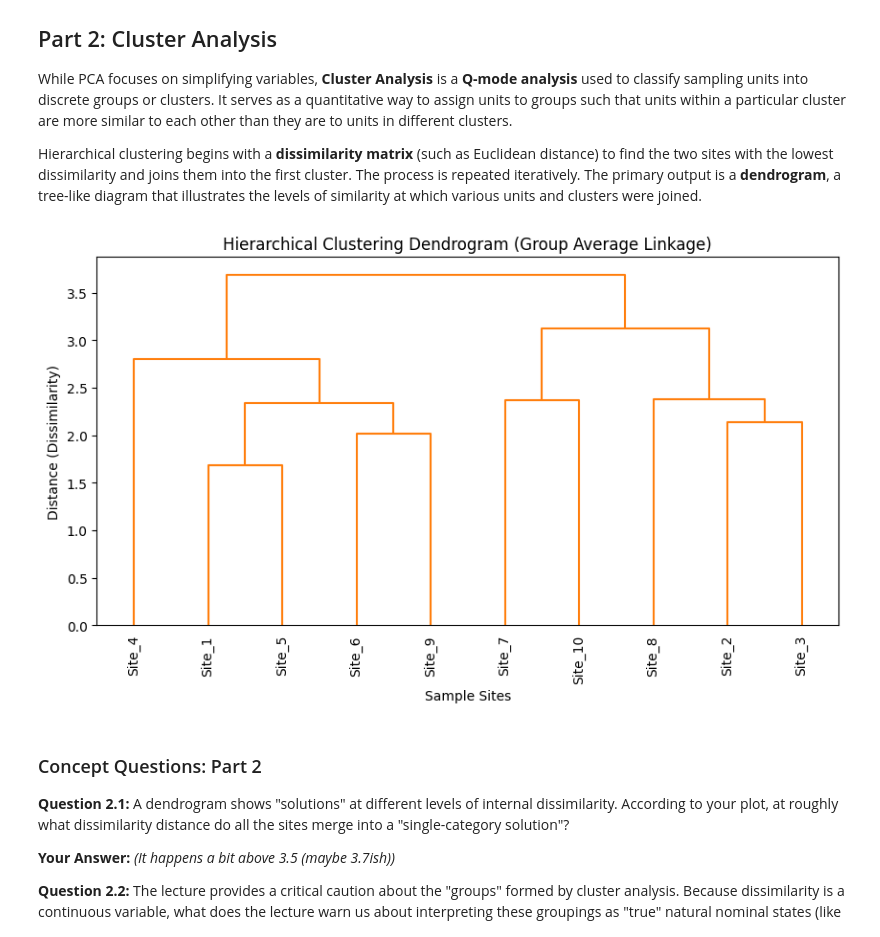
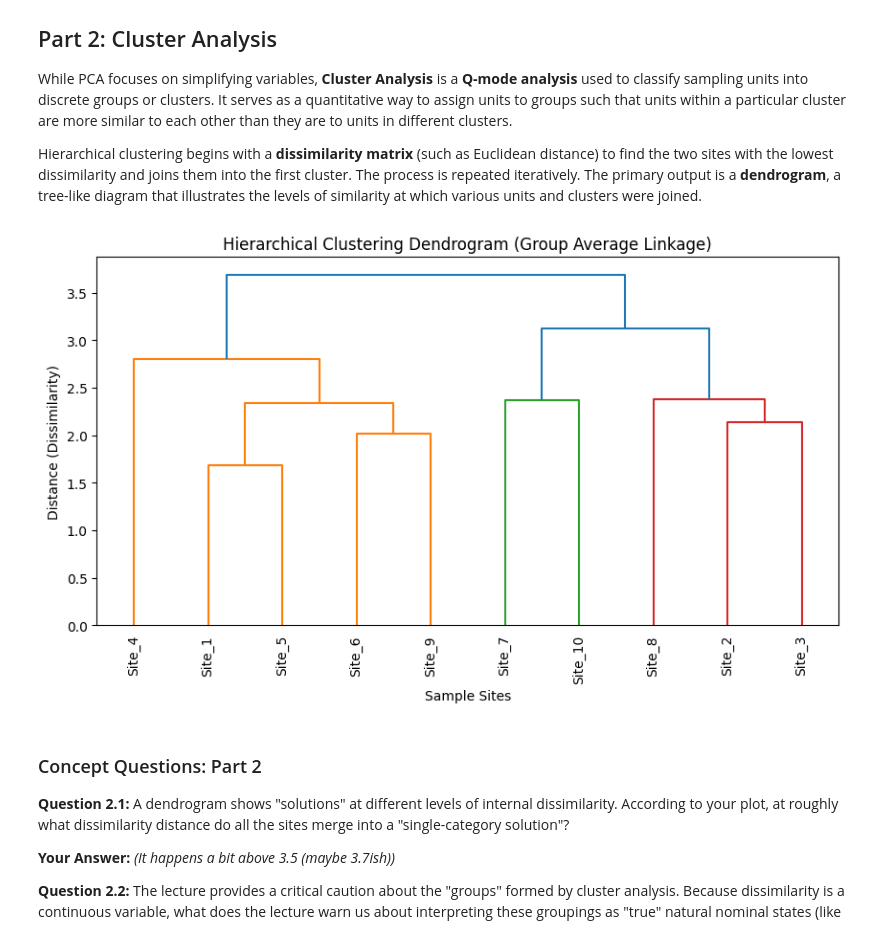
Before and after one commit to Miller12567/EM_ESCI2245, a Jupyter notebook: Copy_of_ES2245_lab10.ipynb, the cells around one changed output. Cells and saved outputs as stored; diff of their text form; code cells hidden in the pictures.

```diff
--- a/Copy_of_ES2245_lab10.ipynb
+++ b/Copy_of_ES2245_lab10.ipynb
@@ -96,27 +96,27 @@ Hierarchical clustering begins with a **dissimilarity matrix** (such as Euclidea
 # %%
 from scipy.cluster.hierarchy import dendrogram, linkage
 from scipy.spatial.distance import pdist
 
 # Calculate the dissimilarity matrix (Euclidean distances)
 # We will use the scaled_data from Part 1
 # UNCOMMENT the line below once scaled_data is defined in Part 1
 distance_matrix = pdist(scaled_data, metric='euclidean')
 
 # YOUR CODE HERE: Create the linkage matrix 'Z' using the scipy 'linkage' function.
 # Pass in the distance_matrix and use the 'average' linkage method (Group average linkage).
 Z = linkage(distance_matrix, method='average', metric='euclidean')
 
 plt.figure(figsize=(10, 5))
 plt.title('Hierarchical Clustering Dendrogram (Group Average Linkage)')
 plt.xlabel('Sample Sites')
 plt.ylabel('Distance (Dissimilarity)')
 
 # YOUR CODE HERE: Plot the dendrogram using the linkage matrix 'Z' and set labels=df.index
-dendrogram(Z, labels=df.index, leaf_rotation=90, leaf_font_size=10, color_threshold=15)
+dendrogram(Z, labels=df.index, leaf_rotation=90, leaf_font_size=10, color_threshold=3)
 
 plt.show()
 # %% [output]
-[figure, old version]
+[figure, new version]
 # %% [markdown]
 ### Concept Questions: Part 2
 **Question 2.1:** A dendrogram shows "solutions" at different levels of internal dissimilarity. According to your plot, at roughly what dissimilarity distance do all the sites merge into a "single-category solution"?
```
Also changed, not shown: parts of 1 cell of this notebook.
